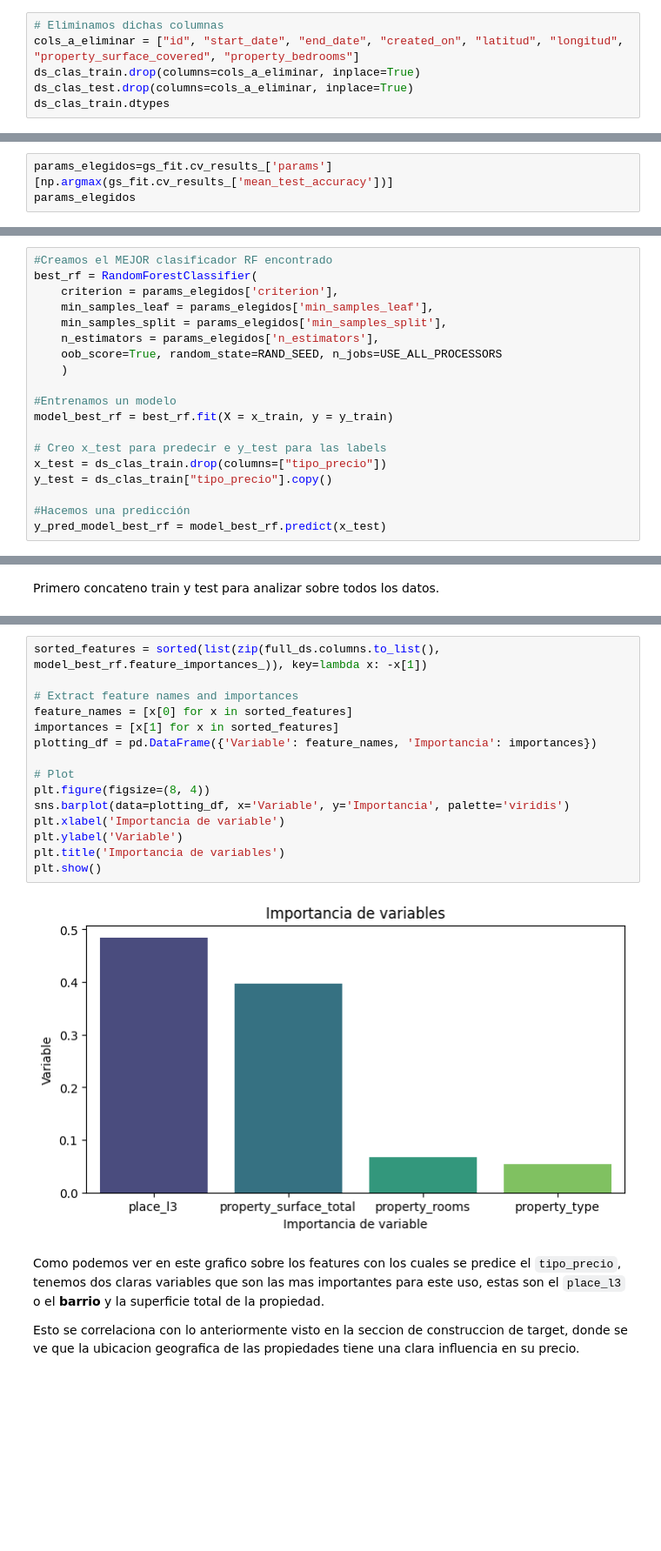
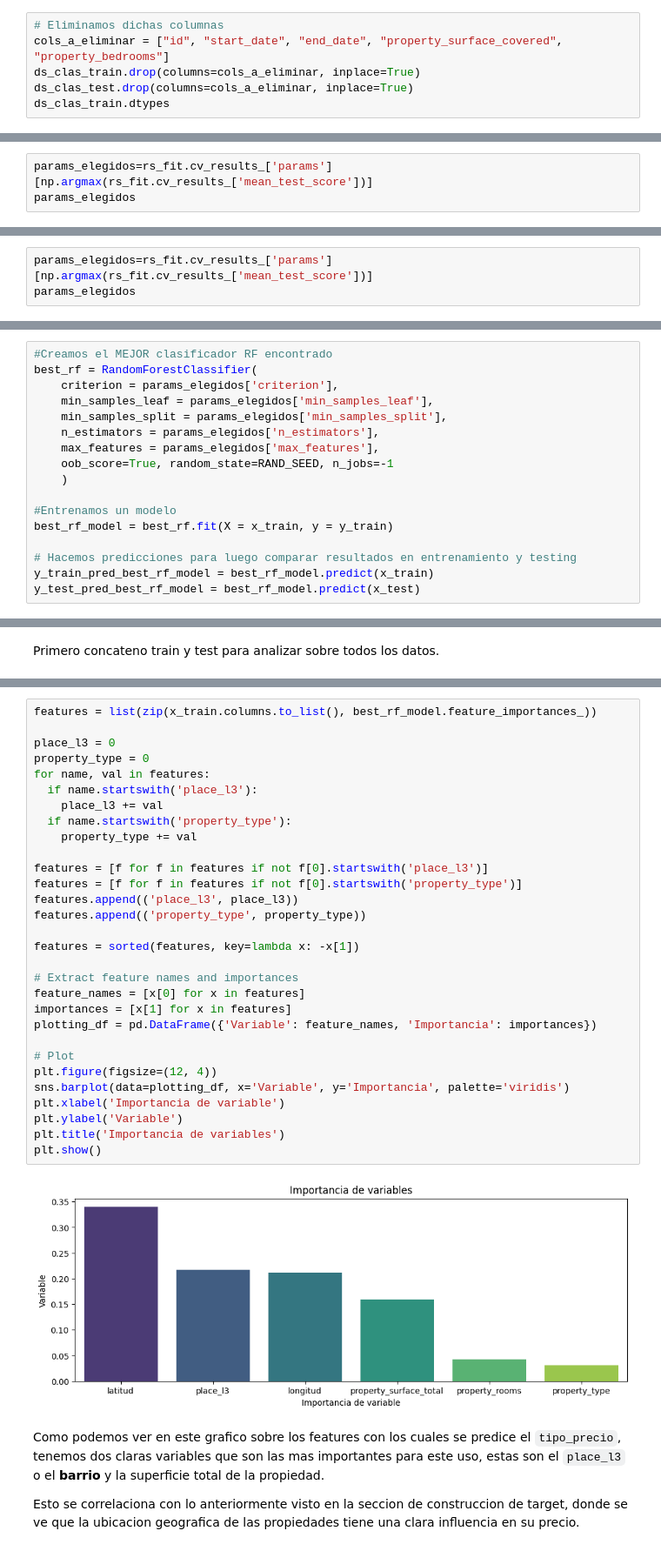
Before and after one commit to kikiymini/7506R-1C2024-GRUPO02, a Jupyter notebook: 7506R_TP1_GRUPO02_ENTREGA_N3.ipynb, the cells around one changed output, grey strips where cells are left out. Shown at 87% size. Drawn from its saved outputs; the diff is of its cells as text; blank space fills up the shorter version.

```diff
--- a/7506R_TP1_GRUPO02_ENTREGA_N3.ipynb
+++ b/7506R_TP1_GRUPO02_ENTREGA_N3.ipynb
@@ -389,7 +416,7 @@ Columnas consideradas irrelevantes:
 * Property Bedrooms (ya que esta altamente correlacionado con property rooms)
 # %%
 # Eliminamos dichas columnas
-cols_a_eliminar = ["id", "start_date", "end_date", "created_on", "latitud", "longitud", "property_surface_covered", "property_bedrooms"]
+cols_a_eliminar = ["id", "start_date", "end_date", "property_surface_covered", "property_bedrooms"]
 ds_clas_train.drop(columns=cols_a_eliminar, inplace=True)
 ds_clas_test.drop(columns=cols_a_eliminar, inplace=True)
 ds_clas_train.dtypes
@@ -577,0 +514,3 @@ plt.show()
+# %%
+params_elegidos=rs_fit.cv_results_['params'][np.argmax(rs_fit.cv_results_['mean_test_score'])]
+params_elegidos
@@ -676,6 +734,6 @@ plt.show()
 # %% [markdown]
 Vemos los mejores parametros resultantes.
 # %%
-params_elegidos=gs_fit.cv_results_['params'][np.argmax(gs_fit.cv_results_['mean_test_accuracy'])]
+params_elegidos=rs_fit.cv_results_['params'][np.argmax(rs_fit.cv_results_['mean_test_score'])]
 params_elegidos
 # %% [output]
@@ -694,18 +753,16 @@ best_rf = RandomForestClassifier(
     min_samples_leaf = params_elegidos['min_samples_leaf'],
     min_samples_split = params_elegidos['min_samples_split'],
     n_estimators = params_elegidos['n_estimators'],
-    oob_score=True, random_state=RAND_SEED, n_jobs=USE_ALL_PROCESSORS
+    max_features = params_elegidos['max_features'],
+    oob_score=True, random_state=RAND_SEED, n_jobs=-1
     )
 
 #Entrenamos un modelo
-model_best_rf = best_rf.fit(X = x_train, y = y_train)
+best_rf_model = best_rf.fit(X = x_train, y = y_train)
 
-# Creo x_test para predecir e y_test para las labels
-x_test = ds_clas_train.drop(columns=["tipo_precio"])
-y_test = ds_clas_train["tipo_precio"].copy()
-
-#Hacemos una predicción
-y_pred_model_best_rf = model_best_rf.predict(x_test)
+# Hacemos predicciones para luego comparar resultados en entrenamiento y testing
+y_train_pred_best_rf_model = best_rf_model.predict(x_train)
+y_test_pred_best_rf_model = best_rf_model.predict(x_test)
 # %% [markdown]
 Ahora en base a las predicciones dadas sobre el testing dataset, graficamos una matriz de confusion y damos un reporte de metricas.
 # %%
@@ -753,20 +834,35 @@ full_ds.shape
 # %%
-sorted_features = sorted(list(zip(full_ds.columns.to_list(), model_best_rf.feature_importances_)), key=lambda x: -x[1])
+features = list(zip(x_train.columns.to_list(), best_rf_model.feature_importances_))
+
+place_l3 = 0
+property_type = 0
+for name, val in features:
+  if name.startswith('place_l3'):
+    place_l3 += val
+  if name.startswith('property_type'):
+    property_type += val
+
+features = [f for f in features if not f[0].startswith('place_l3')]
+features = [f for f in features if not f[0].startswith('property_type')]
+features.append(('place_l3', place_l3))
+features.append(('property_type', property_type))
+
+features = sorted(features, key=lambda x: -x[1])
 
 # Extract feature names and importances
-feature_names = [x[0] for x in sorted_features]
-importances = [x[1] for x in sorted_features]
+feature_names = [x[0] for x in features]
+importances = [x[1] for x in features]
 plotting_df = pd.DataFrame({'Variable': feature_names, 'Importancia': importances})
 
 # Plot
-plt.figure(figsize=(8, 4))
+plt.figure(figsize=(12, 4))
 sns.barplot(data=plotting_df, x='Variable', y='Importancia', palette='viridis')
 plt.xlabel('Importancia de variable')
 plt.ylabel('Variable')
 plt.title('Importancia de variables')
 plt.show()
 # %% [output]
-[figure, old version]
+[figure, new version]
 # %% [markdown]
 Como podemos ver en este grafico sobre los features con los cuales se predice el `tipo_precio`, tenemos dos claras variables que son las mas importantes para este uso, estas son el `place_l3` o el **barrio** y la superficie total de la propiedad.
 
```
Also changed, not shown: parts of 88 cells of this notebook.
